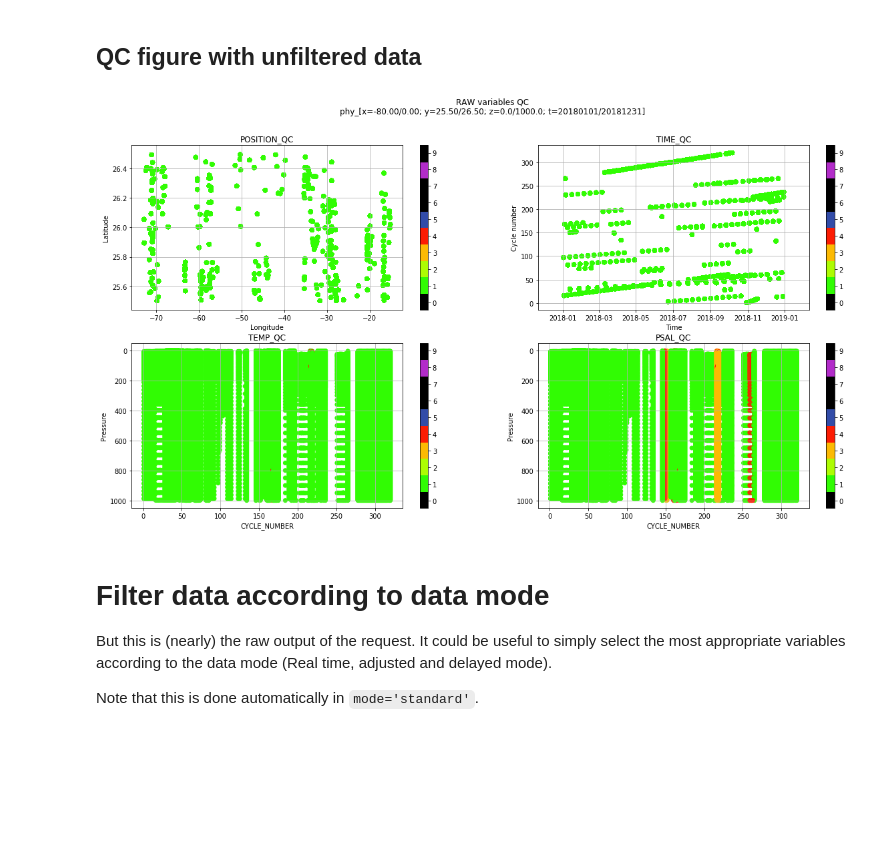
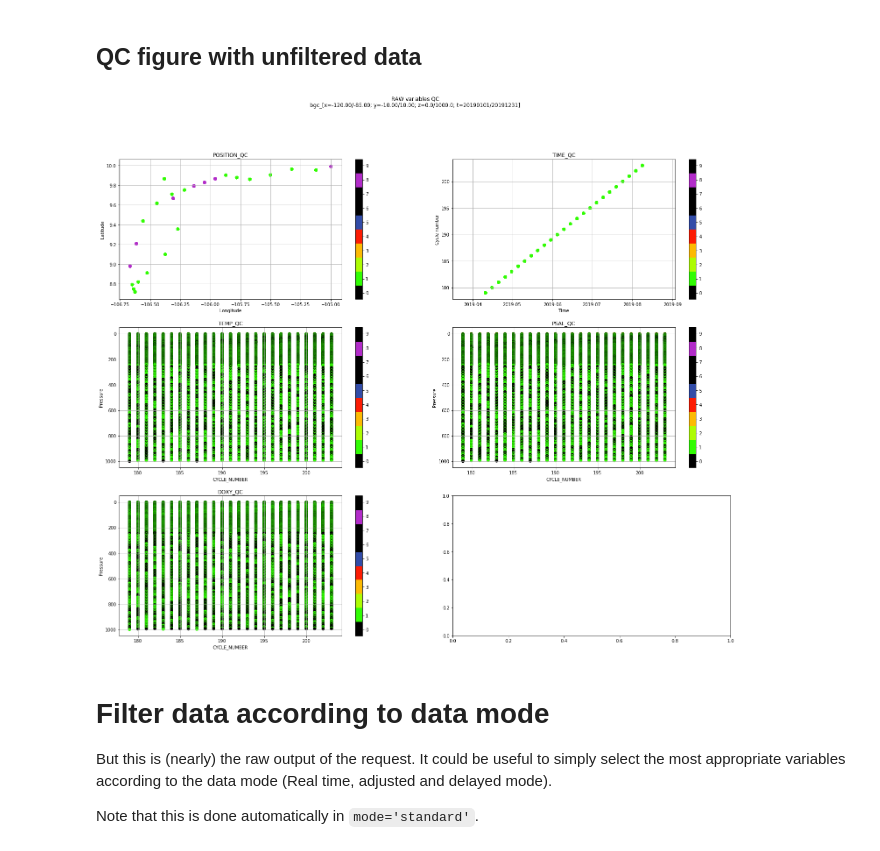
Before and after one commit to euroargodev/erddap_usecases, a Jupyter notebook: examples/Example-Expert-02.ipynb, the cells around one changed output. Cells and saved outputs as stored; diff of their text form; code cells hidden in the pictures; blank space fills up the shorter version.

```diff
--- a/examples/Example-Advanced-01.ipynb
+++ b/examples/Example-Expert-02.ipynb
@@ -65,7 +65,7 @@ def colorbar_dmode(cmap=dmode_map, **kwargs):
 
 If we want to retrieve data without post-processing, we need to specify the ``mode`` option to ``expert`` when creating the data loader instance.
 # %%
-argo_loader = ArgoDataFetcher(mode='expert')
+argo_loader = ArgoDataFetcher(mode='expert', ds='bgc')
 # argo_loader = ArgoDataFetcher(mode='expert', cachedir='tmp')
 argo_loader
 # %% [output]
@@ -77,5 +77,6 @@ User mode: expert
 # %%
-box = [-80., 0., 26-0.5, 26+.5, 0, 1000, '2018-01-01','2018-12-31']
+# box = [-120., -85., -10, 10, 0, 1000, '2018-01-01','2018-12-31']
+box = [-120., -85., -10, 10, 0, 1000, '2019-01-01','2019-12-31']
 argo = argo_loader.region(box).to_xarray()
 argo
 # %% [output]
@@ -99,7 +89,7 @@ Data variables:
 # %% [markdown]
 ## QC figure with unfiltered data
 # %%
-fig, ax = plt.subplots(nrows=2, ncols=2, figsize=(20,10))
+fig, ax = plt.subplots(nrows=3, ncols=2, figsize=(25,20))
 ax = np.array(ax).flatten()
 
 ix = 0
@@ -111,34 +101,43 @@ ax[ix].set_ylabel('Latitude')
 ax[ix].set_title('POSITION_QC')
 
 ix += 1
 sc = ax[ix].scatter(argo['time'].values, argo['CYCLE_NUMBER'], c=argo['TIME_QC'], vmin=0, vmax=9, cmap=qcmap)
 colorbar_qc(qcmap, ax=ax[ix])
 ax[ix].grid()
 ax[ix].set_xlabel('Time')
 ax[ix].set_ylabel('Cycle number')
 ax[ix].set_title('TIME_QC')
 
 ix += 1
 sc = ax[ix].scatter(argo['CYCLE_NUMBER'], argo['PRES'], c=argo['TEMP_QC'], vmin=0, vmax=9, cmap=qcmap)
 colorbar_qc(qcmap, ax=ax[ix])
 ax[ix].grid()
 ax[ix].invert_yaxis()
 ax[ix].set_xlabel('CYCLE_NUMBER')
 ax[ix].set_ylabel('Pressure')
 ax[ix].set_title('TEMP_QC')
 
 ix += 1
 sc = ax[ix].scatter(argo['CYCLE_NUMBER'], argo['PRES'], c=argo['PSAL_QC'], vmin=0, vmax=9, cmap=qcmap)
 colorbar_qc(qcmap, ax=ax[ix])
 ax[ix].grid()
 ax[ix].invert_yaxis()
 ax[ix].set_xlabel('CYCLE_NUMBER')
 ax[ix].set_ylabel('Pressure')
 ax[ix].set_title('PSAL_QC')
 
+ix += 1
+sc = ax[ix].scatter(argo['CYCLE_NUMBER'], argo['PRES'], c=argo['DOXY_QC'], vmin=0, vmax=9, cmap=qcmap)
+colorbar_qc(qcmap, ax=ax[ix])
+ax[ix].grid()
+ax[ix].invert_yaxis()
+ax[ix].set_xlabel('CYCLE_NUMBER')
+ax[ix].set_ylabel('Pressure')
+ax[ix].set_title('DOXY_QC')
+
 fig.suptitle("RAW variables QC\n%s" % argo.attrs['Download_constraints']);
 # %% [output]
-[figure, old version]
+[figure, new version]
 # %% [markdown]
 # Filter data according to data mode
 
```
Also changed, not shown: parts of 14 cells of this notebook, 7 other files.
